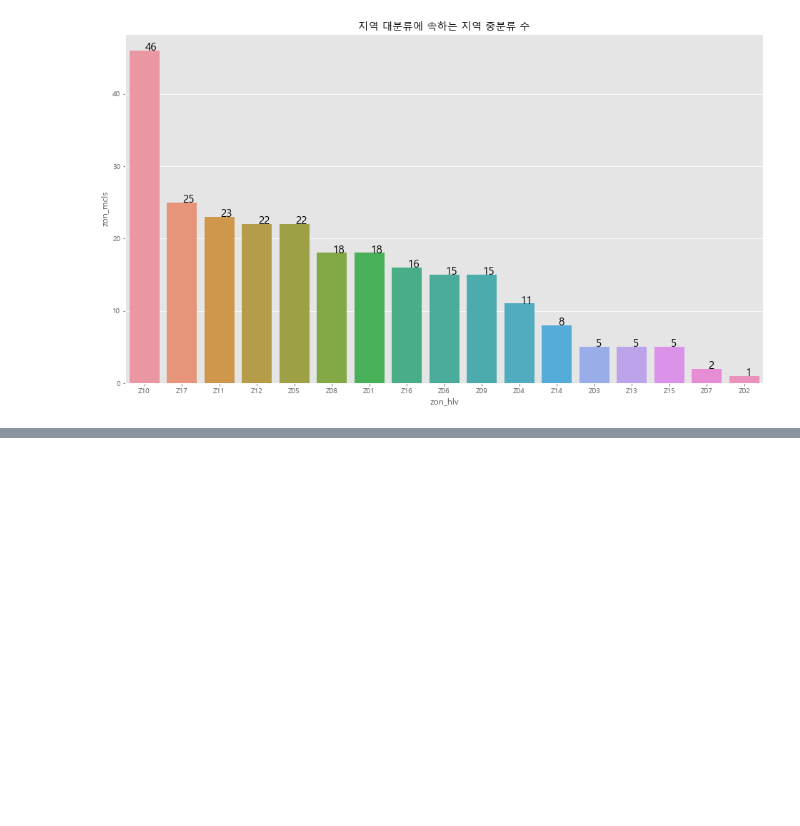
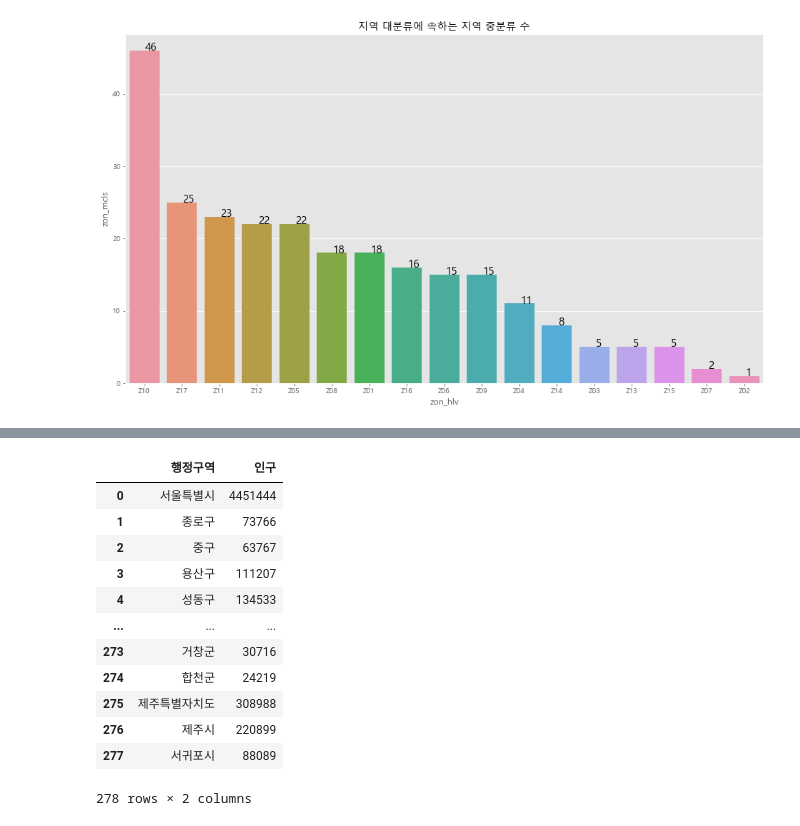
Before and after one commit to osy5882/Lpoint_competition, a Jupyter notebook: EDA/3_store.ipynb, the cells around one changed output, grey strips where cells are left out. Saved outputs shown, nothing was run; the diff lists cells and outputs as text; code cells hidden in the pictures; blank space fills up the shorter version.

```diff
--- a/EDA/3_store.ipynb
+++ b/EDA/3_store.ipynb
@@ -111,0 +150,18 @@ plt.show()
+# %%
+# 2. 인구가 없는 곳
+df_rest = df_pop.loc[df_pop["2022.03"]!=0].reset_index(drop=True).rename({"행정구역(시군구)별":"행정구역", "2022.03":"인구"}, axis=1)
+df_rest
+# %% [output]
+|  | 행정구역 | 인구 |
+| 0 | 서울특별시 | 4451444 |
+| 1 | 종로구 | 73766 |
+| 2 | 중구 | 63767 |
+| 3 | 용산구 | 111207 |
+| 4 | 성동구 | 134533 |
+| ... | ... | ... |
+| 273 | 거창군 | 30716 |
+| 274 | 합천군 | 24219 |
+| 275 | 제주특별자치도 | 308988 |
+| 276 | 제주시 | 220899 |
+| 277 | 서귀포시 | 88089 |
+278 rows × 2 columns
```
Also changed, not shown: parts of 5 cells of this notebook.
